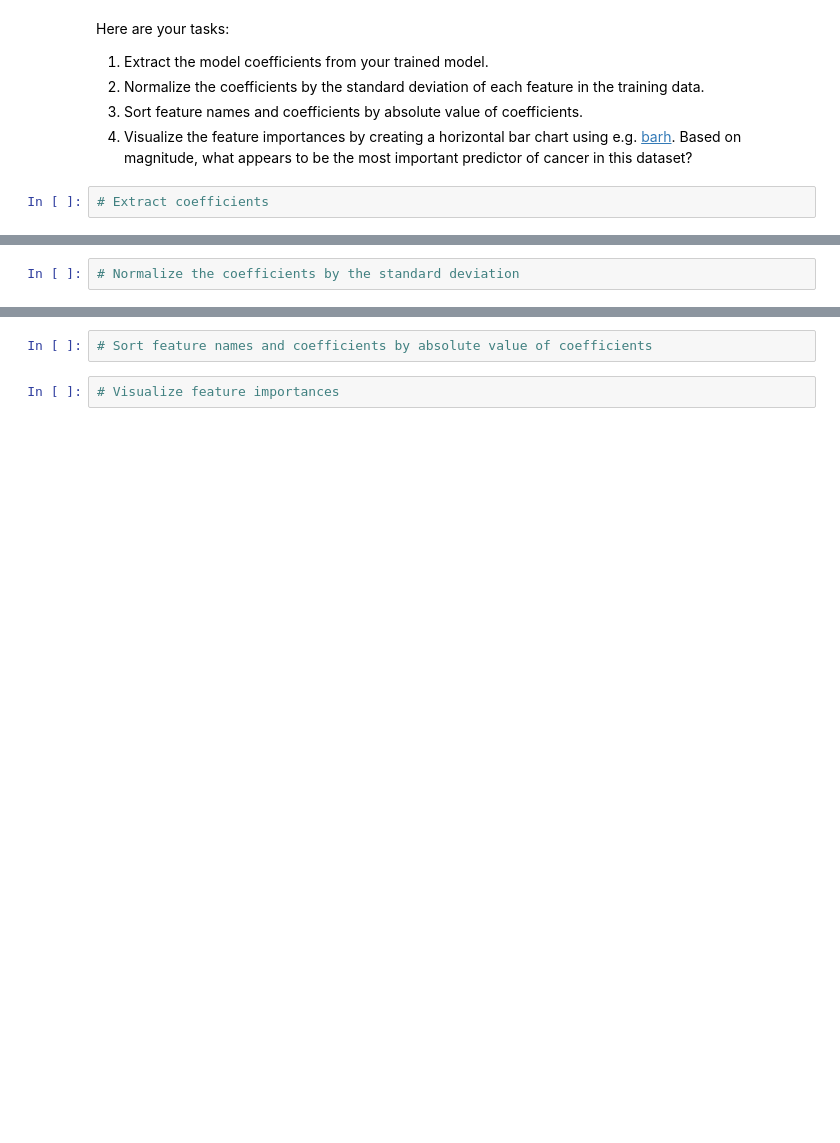
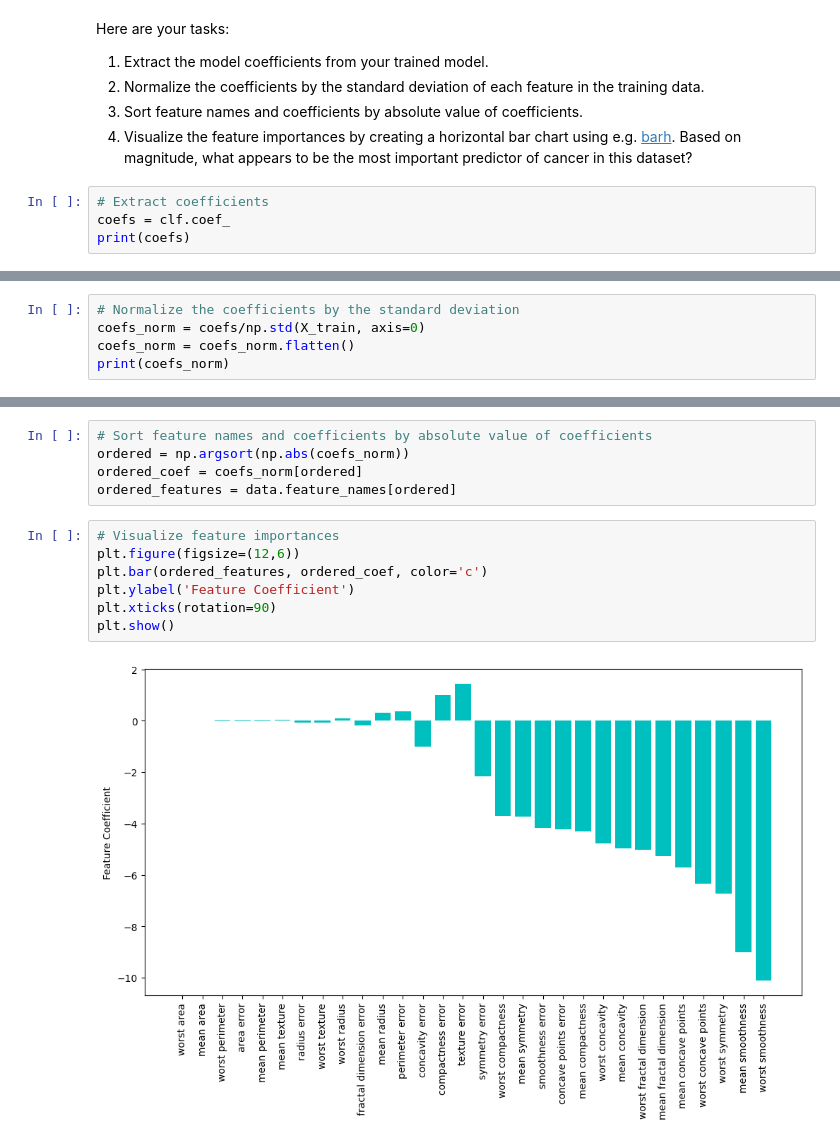
Before and after one commit to ZAsaee/mec2-projects, a Jupyter notebook: Student_MLE_MiniProject_Logistic_Regression.ipynb, the cells around one changed output, grey strips where cells are left out. Drawn from its saved outputs; the diff is of its cells as text; blank space fills up the shorter version.

```diff
--- a/Student_MLE_MiniProject_Logistic_Regression.ipynb
+++ b/Student_MLE_MiniProject_Logistic_Regression.ipynb
@@ -165,3 +250,5 @@ Here are your tasks:
 4. Visualize the feature importances by creating a horizontal bar chart using e.g. [barh](https://matplotlib.org/3.1.1/api/_as_gen/matplotlib.pyplot.barh.html). Based on magnitude, what appears to be the most important predictor of cancer in this dataset?
 # %%
 # Extract coefficients
+coefs = clf.coef_
+print(coefs)
@@ -168,2 +264,5 @@ Here are your tasks:
 # %%
 # Normalize the coefficients by the standard deviation
+coefs_norm = coefs/np.std(X_train, axis=0)
+coefs_norm = coefs_norm.flatten()
+print(coefs_norm)
@@ -170,4 +278,14 @@ Here are your tasks:
 # %%
 # Sort feature names and coefficients by absolute value of coefficients
+ordered = np.argsort(np.abs(coefs_norm))
+ordered_coef = coefs_norm[ordered]
+ordered_features = data.feature_names[ordered]
-# %%
-# Visualize feature importances
+# %%
+# Visualize feature importances
+plt.figure(figsize=(12,6))
+plt.bar(ordered_features, ordered_coef, color='c')
+plt.ylabel('Feature Coefficient')
+plt.xticks(rotation=90)
+plt.show()
+# %% [output]
+[figure, added]
```
Also changed, not shown: parts of 18 cells of this notebook.
